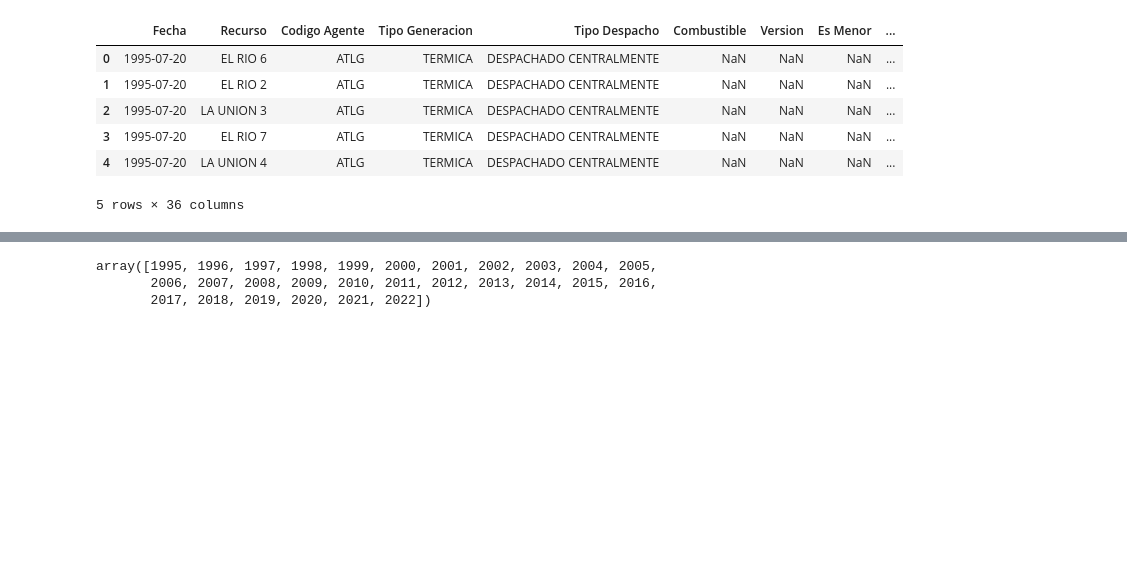
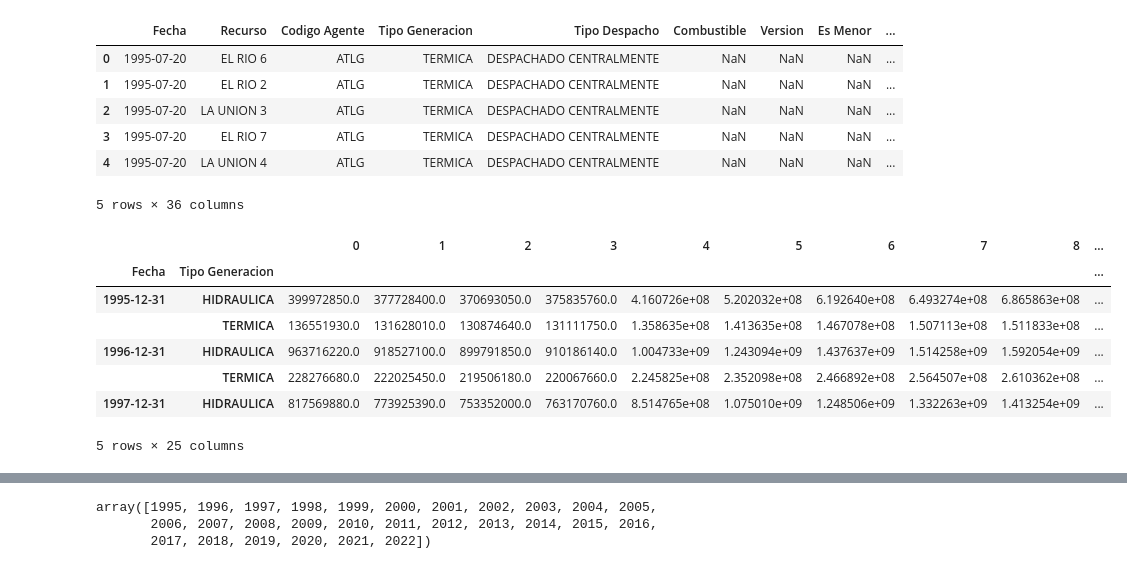
Before and after one commit to Mateoferrnandez/Projects, a Jupyter notebook: Personal Projects/Generacion electrica en Colombia/Dtacleaning.ipynb, the cells around one changed output, grey strips where cells are left out. Saved outputs shown, nothing was run; the diff lists cells and outputs as text; code cells hidden in the pictures; blank space fills up the shorter version.

```diff
--- a/Personal Projects/Generacion electrica en Colombia/Dtacleaning.ipynb
+++ b/Personal Projects/Generacion electrica en Colombia/Dtacleaning.ipynb
@@ -351,0 +359,11 @@ union.head()
+# %%
+result1.head()
+# %% [output]
+|  |  | 0 | 1 | 2 | 3 | 4 | 5 | 6 | 7 | 8 | ... |
+| Fecha | Tipo Generacion |  |  |  |  |  |  |  |  |  | ... |
+| 1995-12-31 | HIDRAULICA | 399972850.0 | 377728400.0 | 370693050.0 | 375835760.0 | 4.160726e+08 | 5.202032e+08 | 6.192640e+08 | 6.493274e+08 | 6.865863e+08 | ... |
+|  | TERMICA | 136551930.0 | 131628010.0 | 130874640.0 | 131111750.0 | 1.358635e+08 | 1.413635e+08 | 1.467078e+08 | 1.507113e+08 | 1.511833e+08 | ... |
+| 1996-12-31 | HIDRAULICA | 963716220.0 | 918527100.0 | 899791850.0 | 910186140.0 | 1.004733e+09 | 1.243094e+09 | 1.437637e+09 | 1.514258e+09 | 1.592054e+09 | ... |
+|  | TERMICA | 228276680.0 | 222025450.0 | 219506180.0 | 220067660.0 | 2.245825e+08 | 2.352098e+08 | 2.466892e+08 | 2.564507e+08 | 2.610362e+08 | ... |
+| 1997-12-31 | HIDRAULICA | 817569880.0 | 773925390.0 | 753352000.0 | 763170760.0 | 8.514765e+08 | 1.075010e+09 | 1.248506e+09 | 1.332263e+09 | 1.413254e+09 | ... |
+5 rows × 25 columns
```
Also changed, not shown: parts of 7 cells of this notebook.
